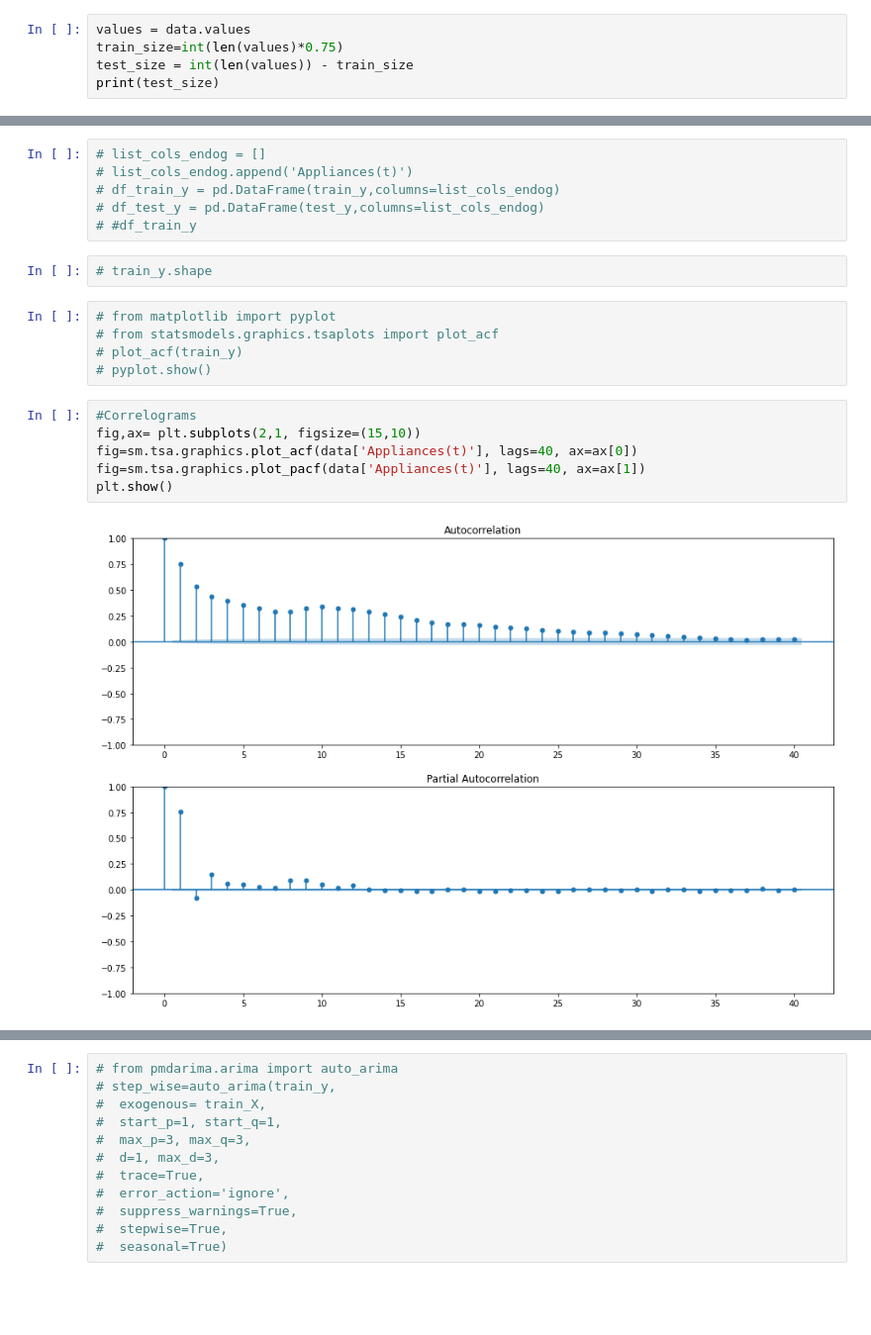
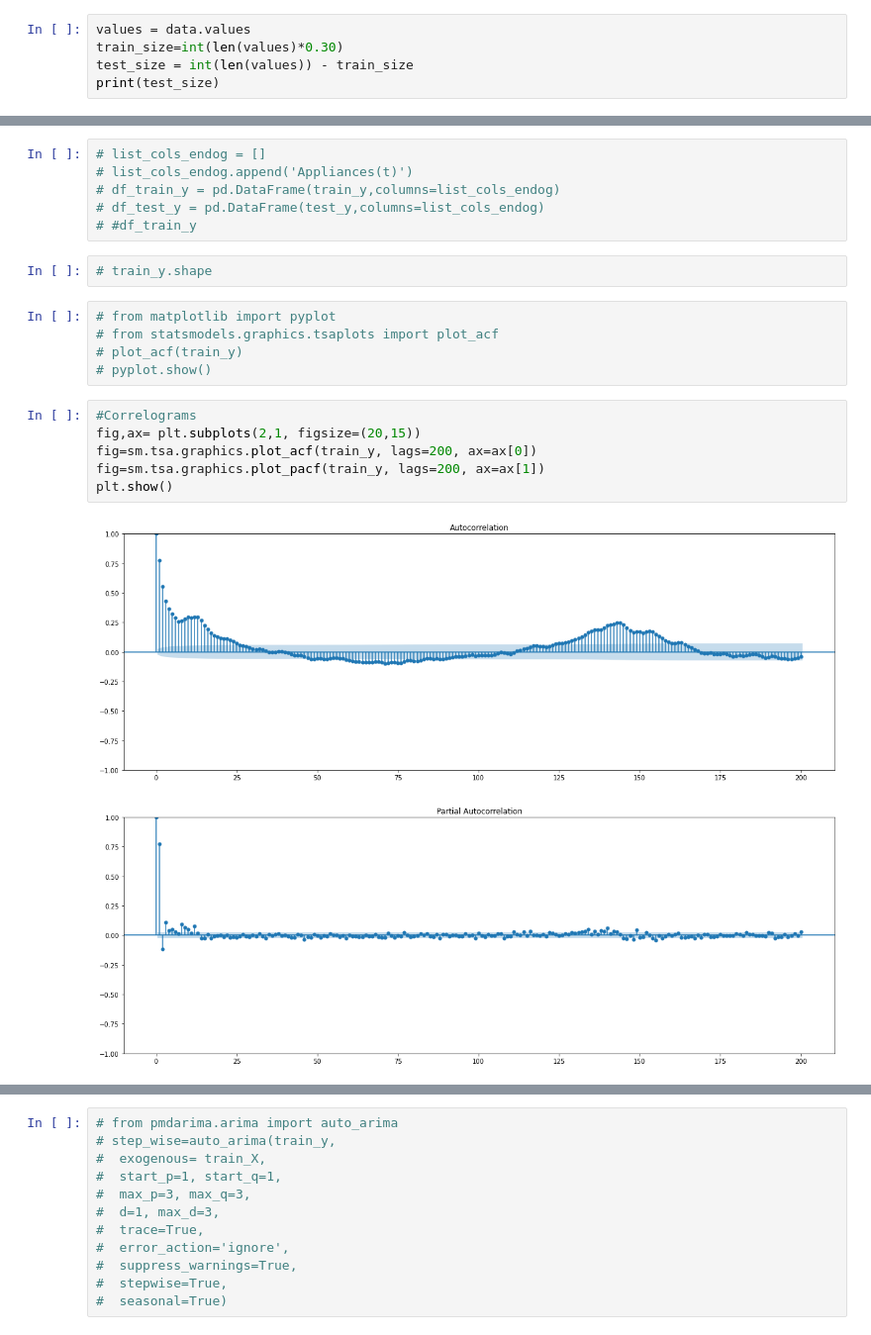
Before and after one commit to MatheusCascalho/Appliance-Energy-Prediction, a Jupyter notebook: notebooks/experimentos_artigo/artigo_appliances/SARIMAX.ipynb, the cells around one changed output, grey strips where cells are left out. Shown at 99% size. Cells and saved outputs as stored; diff of their text form; blank space fills up the shorter version.

```diff
--- a/notebooks/experimentos_artigo/artigo_appliances/SARIMAX.ipynb
+++ b/notebooks/experimentos_artigo/artigo_appliances/SARIMAX.ipynb
@@ -101,6 +101,6 @@ values.shape
 # %%
 values = data.values
-train_size=int(len(values)*0.75)
+train_size=int(len(values)*0.30)
 test_size = int(len(values)) - train_size
 print(test_size)
 # %% [output]
@@ -136,8 +136,8 @@ print(train_X.shape, train_y.shape, test_X.shape, test_y.shape)
 # df_train_y = pd.DataFrame(train_y,columns=list_cols_endog)
 # df_test_y = pd.DataFrame(test_y,columns=list_cols_endog)
 # #df_train_y
-# %%
-# train_y.shape
+# %%
+# train_y.shape
 # %%
 # from matplotlib import pyplot
 # from statsmodels.graphics.tsaplots import plot_acf
@@ -145,11 +145,11 @@ print(train_X.shape, train_y.shape, test_X.shape, test_y.shape)
 # pyplot.show()
 # %%
 #Correlograms
-fig,ax= plt.subplots(2,1, figsize=(15,10))
-fig=sm.tsa.graphics.plot_acf(data['Appliances(t)'], lags=40, ax=ax[0])
-fig=sm.tsa.graphics.plot_pacf(data['Appliances(t)'], lags=40, ax=ax[1])
+fig,ax= plt.subplots(2,1, figsize=(20,15))
+fig=sm.tsa.graphics.plot_acf(train_y, lags=200, ax=ax[0])
+fig=sm.tsa.graphics.plot_pacf(train_y, lags=200, ax=ax[1])
 plt.show()
 # %% [output]
-[figure, old version]
+[figure, new version]
 # %%
 fig, ax = plt.subplots(nrows=1, ncols=1, figsize=[15, 5])
```
Also changed, not shown: parts of 16 cells of this notebook, 4 other files.
